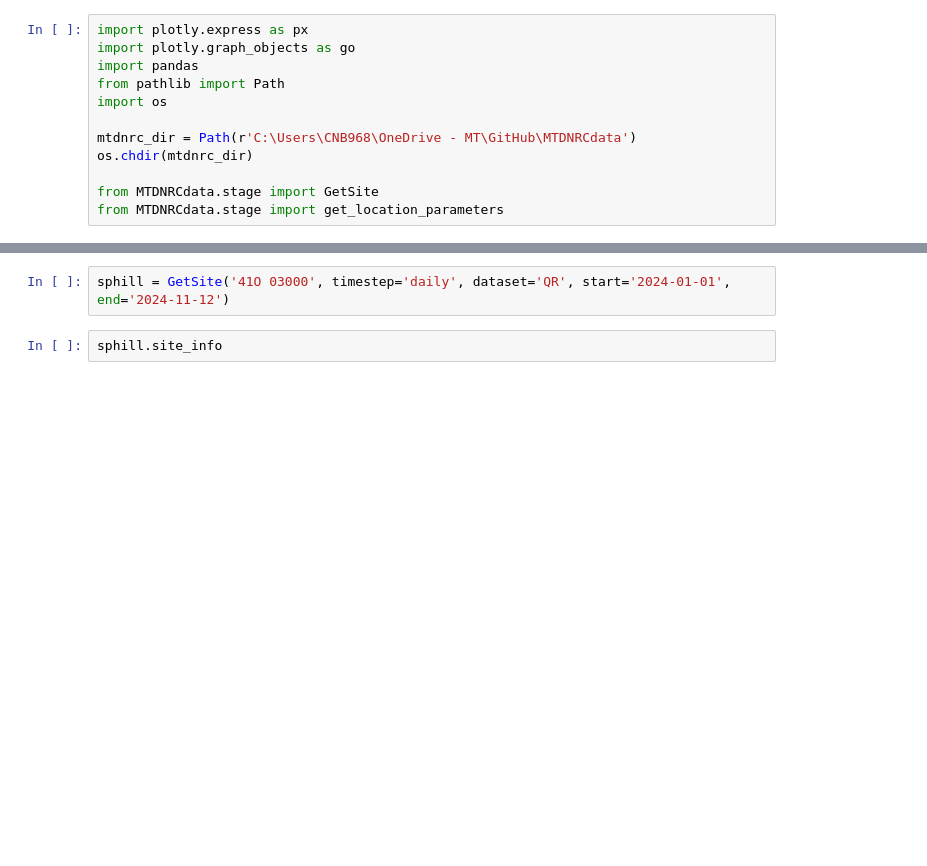
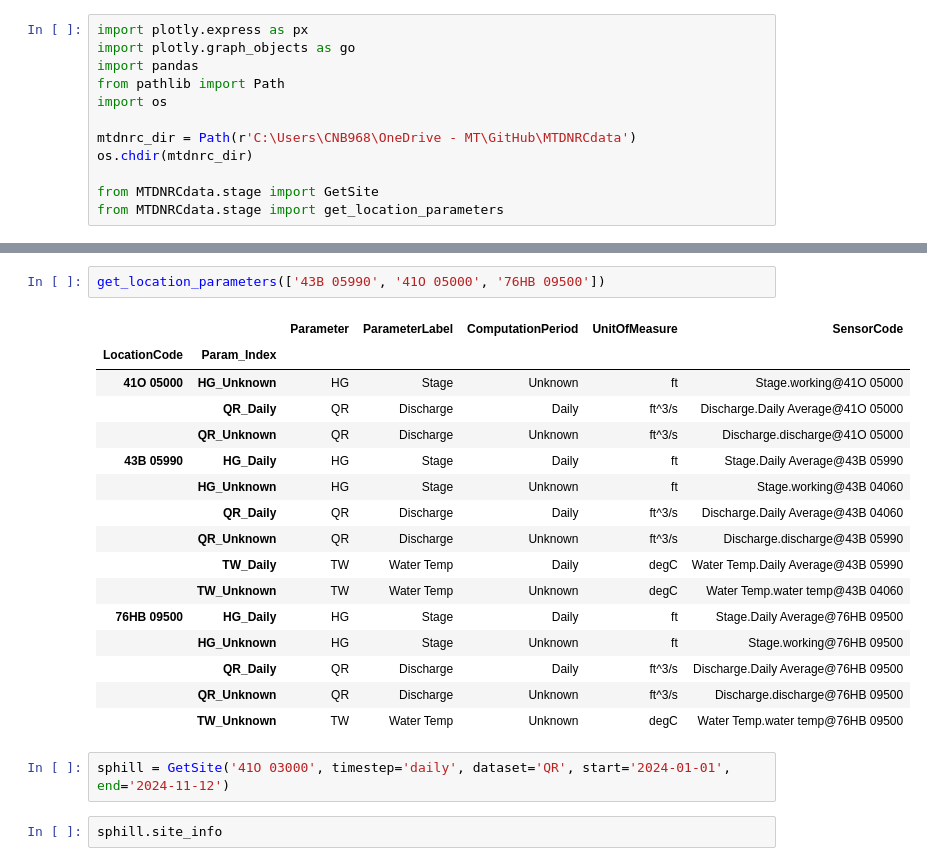
Before and after one commit to MTDNRC-WRD/MTDNRCdata, a Jupyter notebook: Examples/MTDNRCdata_example.ipynb, the cells around one changed output, grey strips where cells are left out. Saved outputs shown, nothing was run; the diff lists cells and outputs as text; blank space fills up the shorter version.

```diff
--- a/Examples/MTDNRCdata_example.ipynb
+++ b/Examples/MTDNRCdata_example.ipynb
@@ -23,3 +24,22 @@ get_location_parameters('41O 03000')
+# %%
+get_location_parameters(['43B 05990', '41O 05000', '76HB 09500'])
+# %% [output]
+|  |  | Parameter | ParameterLabel | ComputationPeriod | UnitOfMeasure | SensorCode |
+| LocationCode | Param_Index |  |  |  |  |  |
+| 41O 05000 | HG_Unknown | HG | Stage | Unknown | ft | Stage.working@41O 05000 |
+|  | QR_Daily | QR | Discharge | Daily | ft^3/s | Discharge.Daily Average@41O 05000 |
+|  | QR_Unknown | QR | Discharge | Unknown | ft^3/s | Discharge.discharge@41O 05000 |
+| 43B 05990 | HG_Daily | HG | Stage | Daily | ft | Stage.Daily Average@43B 05990 |
+|  | HG_Unknown | HG | Stage | Unknown | ft | Stage.working@43B 04060 |
+|  | QR_Daily | QR | Discharge | Daily | ft^3/s | Discharge.Daily Average@43B 04060 |
+|  | QR_Unknown | QR | Discharge | Unknown | ft^3/s | Discharge.discharge@43B 05990 |
+|  | TW_Daily | TW | Water Temp | Daily | degC | Water Temp.Daily Average@43B 05990 |
+|  | TW_Unknown | TW | Water Temp | Unknown | degC | Water Temp.water temp@43B 04060 |
+| 76HB 09500 | HG_Daily | HG | Stage | Daily | ft | Stage.Daily Average@76HB 09500 |
+|  | HG_Unknown | HG | Stage | Unknown | ft | Stage.working@76HB 09500 |
+|  | QR_Daily | QR | Discharge | Daily | ft^3/s | Discharge.Daily Average@76HB 09500 |
+|  | QR_Unknown | QR | Discharge | Unknown | ft^3/s | Discharge.discharge@76HB 09500 |
+|  | TW_Unknown | TW | Water Temp | Unknown | degC | Water Temp.water temp@76HB 09500 |
 # %%
 sphill = GetSite('41O 03000', timestep='daily', dataset='QR', start='2024-01-01', end='2024-11-12')
 # %%
```
Also changed, not shown: parts of 11 cells of this notebook, 6 other files.
